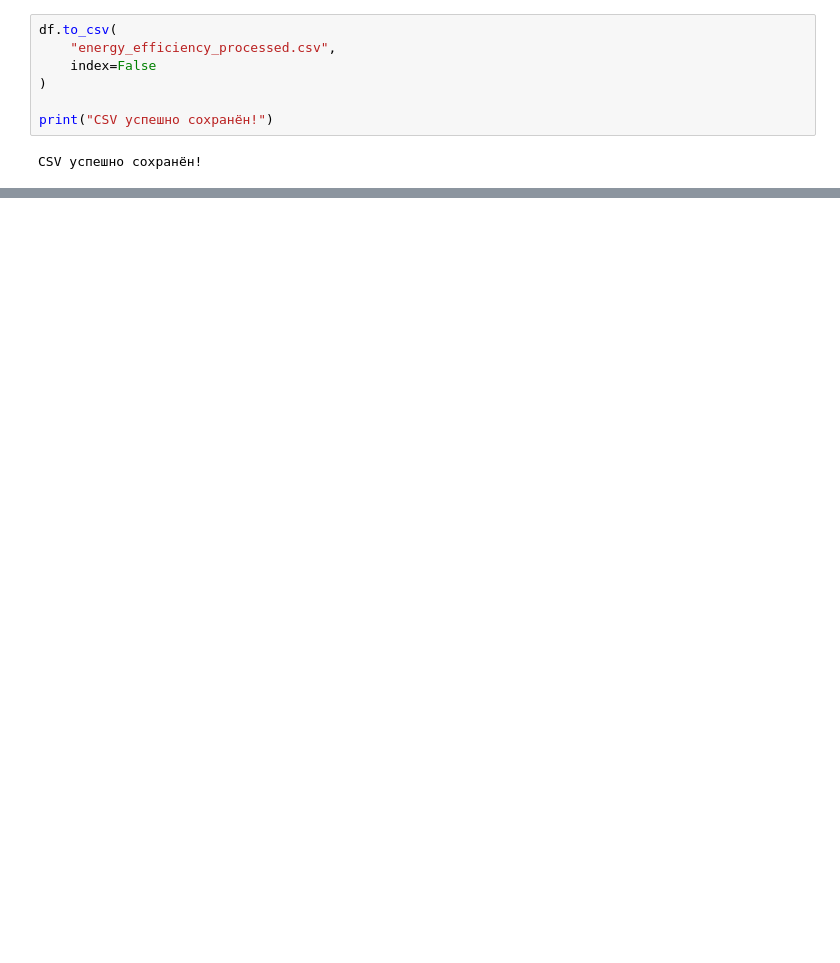
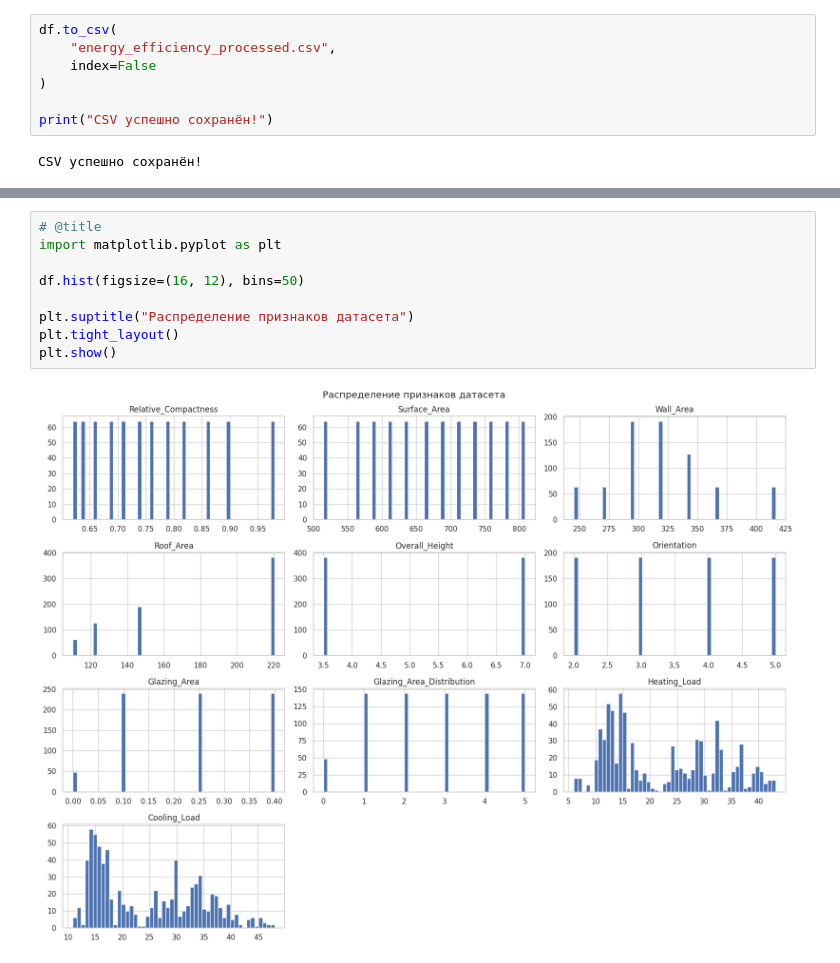
Before and after one commit to Kindlark/Heating-load-prediction-project, a Jupyter notebook: notebooks/01_data_analysis.ipynb, the cells around one changed output, grey strips where cells are left out. Saved outputs shown, nothing was run; the diff lists cells and outputs as text; blank space fills up the shorter version.

```diff
--- a/notebooks/01_data_analysis.ipynb
+++ b/notebooks/01_data_analysis.ipynb
@@ -126 +264,12 @@ print("Размер сохранённого файла:", df_check.shape)
 Размер сохранённого файла: (768, 10)
+# %%
+# @title
+import matplotlib.pyplot as plt
+
+df.hist(figsize=(16, 12), bins=50)
+
+plt.suptitle("Распределение признаков датасета")
+plt.tight_layout()
+plt.show()
+# %% [output]
+[figure, added]
```
Also changed, not shown: parts of 9 cells of this notebook.
